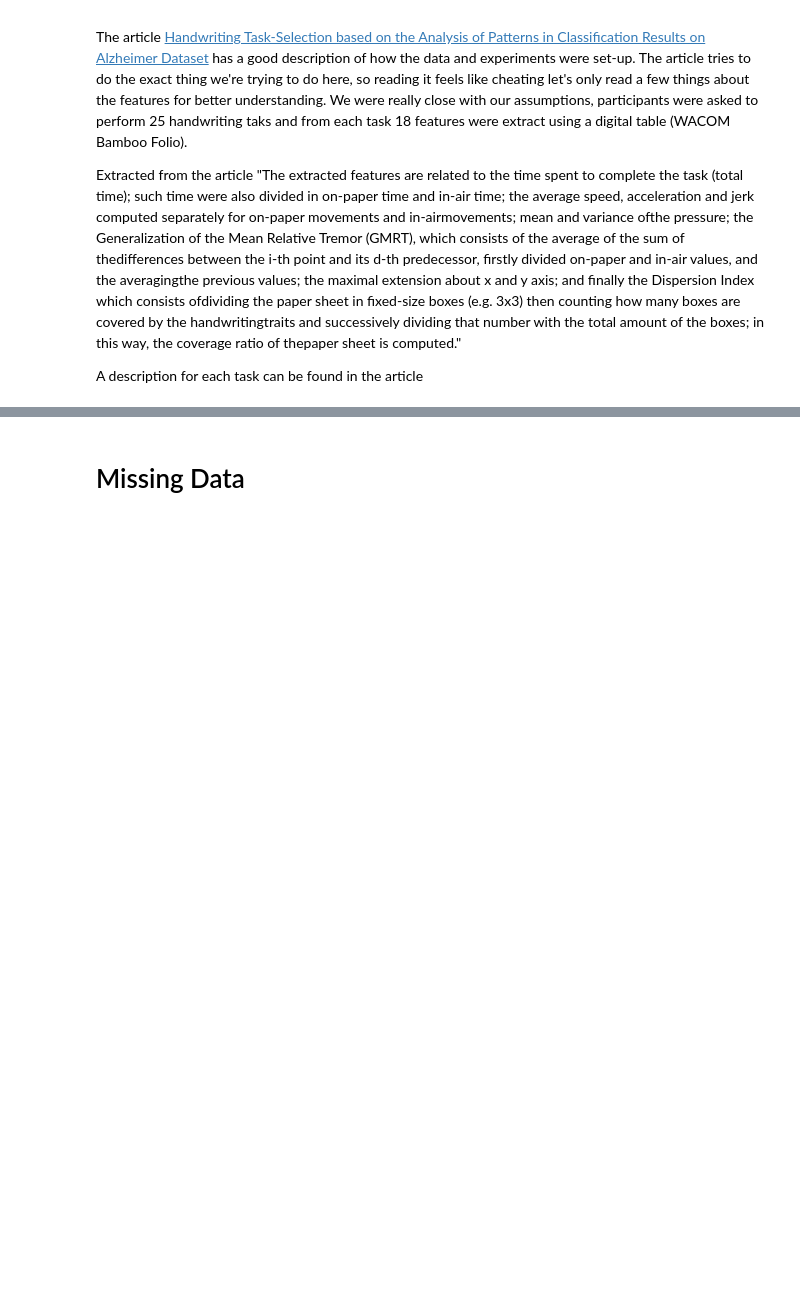
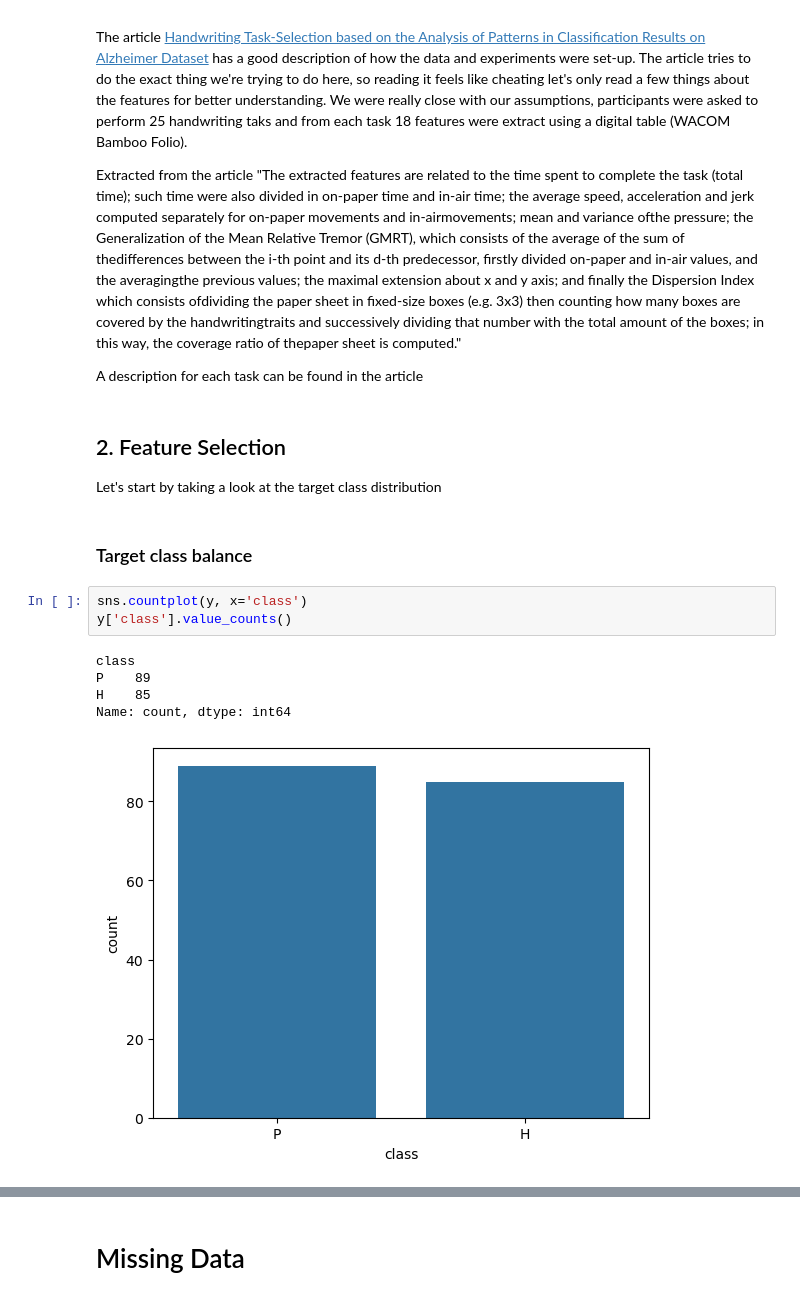
Before and after one commit to EduardoHalmen/darwin, a Jupyter notebook: main.ipynb, the cells around one changed output, grey strips where cells are left out. Drawn from its saved outputs; the diff is of its cells as text; blank space fills up the shorter version.

Commit message:
showing some stats for late feature selection

```diff
--- a/main.ipynb
+++ b/main.ipynb
@@ -131,3 +131,18 @@ The article [Handwriting Task-Selection based on the Analysis of Patterns in Cla
 Extracted from the article "The extracted features are related to the time spent to complete the task (total time); such time were also divided in on-paper time and in-air time; the average speed, acceleration and jerk computed separately for on-paper movements and in-airmovements; mean and variance ofthe pressure; the Generalization of the Mean Relative Tremor (GMRT), which consists of the average of the sum of thedifferences between the i-th point and its d-th predecessor, firstly divided on-paper and in-air values, and the averagingthe previous values; the maximal extension about x and y axis; and finally the Dispersion Index which consists ofdividing the paper sheet in fixed-size boxes (e.g. 3x3) then counting how many boxes are covered by the handwritingtraits and successively dividing that number with the total amount of the boxes; in this way, the coverage ratio of thepaper sheet is computed."
 
 A description for each task can be found in the article
+# %% [markdown]
+## 2. Feature Selection
+
+Let's start by taking a look at the target class distribution
+# %% [markdown]
+### Target class balance
+# %%
+sns.countplot(y, x='class')
+y['class'].value_counts()
+# %% [output]
+class
+P    89
+H    85
+Name: count, dtype: int64
+[figure, added]
```
Also changed, not shown: parts of 24 cells of this notebook, 1 other file.
